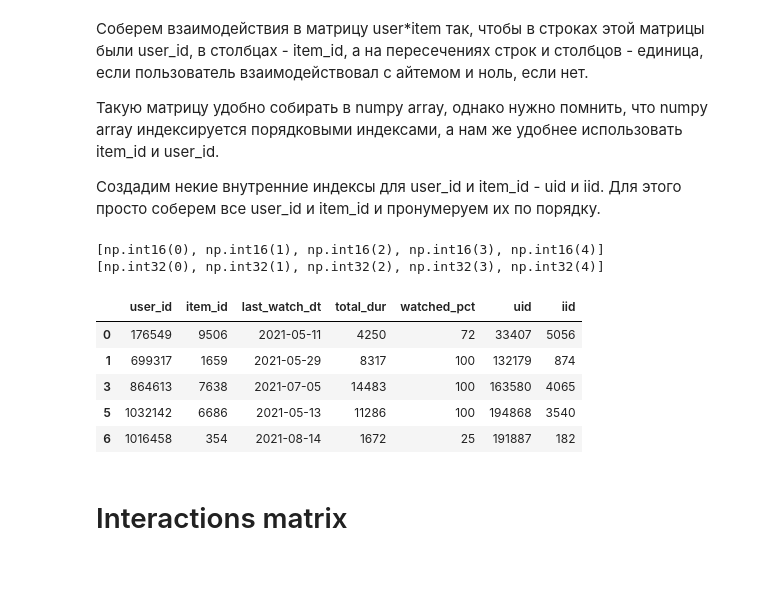
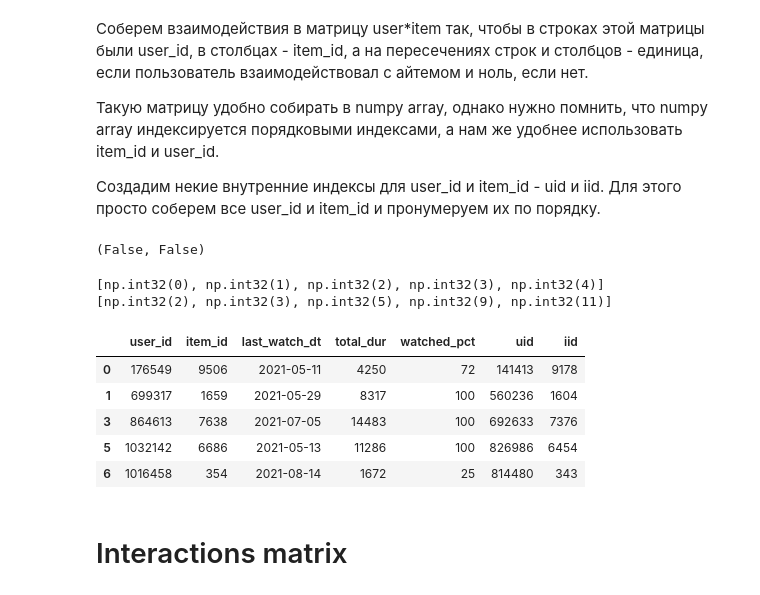
Before and after one commit to nixiieee/reelrecs, a Jupyter notebook: train_dssm.ipynb, the cells around one changed output. Drawn from its saved outputs; the diff is of its cells as text; code cells hidden in the pictures.

```diff
--- a/train_dssm.ipynb
+++ b/train_dssm.ipynb
@@ -186,25 +190,37 @@ N items after: 8823
 Такую матрицу удобно собирать в numpy array, однако нужно помнить, что numpy array индексируется порядковыми индексами, а нам же удобнее использовать item_id и user_id.
 
 Создадим некие внутренние индексы для user_id и item_id - uid и iid. Для этого просто соберем все user_id и item_id и пронумеруем их по порядку.
+# %%
+sorted(list(users_df.user_id.unique())) == sorted(list(range(len(users_df.user_id.unique())))), \
+sorted(list(items_ohe_df.index.unique())) == sorted(list(range(len(items_ohe_df.index.unique()))))
+# %% [output]
+(False, False)
+# %%
+# Step 1: Get unique IDs and create mappings
+unique_user_ids = np.unique(np.concat([interactions_df["user_id"].unique(), users_df['user_id'].unique()]))
+unique_item_ids = np.unique(np.concat([interactions_df["item_id"].unique(), items_df['item_id'].unique()]))
+
+# Create mappings (old ID → new consecutive ID starting from 0)
+user_id_map = {old_id: np.int32(new_id) for new_id, old_id in enumerate(unique_user_ids)}
+user_id_map_to_orig = {np.int32(new_id): old_id for new_id, old_id in enumerate(unique_user_ids)}
+item_id_map = {old_id: np.int32(new_id) for new_id, old_id in enumerate(unique_item_ids)}
+item_id_map_to_orig = {np.int32(new_id): old_id for new_id, old_id in enumerate(unique_item_ids)}
 # %%
-interactions_df["uid"] = interactions_df["user_id"].astype("category")
-interactions_df["uid"] = interactions_df["uid"].cat.codes
-
-interactions_df["iid"] = interactions_df["item_id"].astype("category")
-interactions_df["iid"] = interactions_df["iid"].cat.codes
+interactions_df["uid"] = interactions_df['user_id'].map(user_id_map)
+interactions_df["iid"] = interactions_df["item_id"].map(item_id_map)
 
 print(sorted(interactions_df.iid.unique())[:5])
 print(sorted(interactions_df.uid.unique())[:5])
 interactions_df.head()
 # %% [output]
-[np.int16(0), np.int16(1), np.int16(2), np.int16(3), np.int16(4)]
 [np.int32(0), np.int32(1), np.int32(2), np.int32(3), np.int32(4)]
+[np.int32(2), np.int32(3), np.int32(5), np.int32(9), np.int32(11)]
 |  | user_id | item_id | last_watch_dt | total_dur | watched_pct | uid | iid |
-| 0 | 176549 | 9506 | 2021-05-11 | 4250 | 72 | 33407 | 5056 |
-| 1 | 699317 | 1659 | 2021-05-29 | 8317 | 100 | 132179 | 874 |
-| 3 | 864613 | 7638 | 2021-07-05 | 14483 | 100 | 163580 | 4065 |
-| 5 | 1032142 | 6686 | 2021-05-13 | 11286 | 100 | 194868 | 3540 |
-| 6 | 1016458 | 354 | 2021-08-14 | 1672 | 25 | 191887 | 182 |
+| 0 | 176549 | 9506 | 2021-05-11 | 4250 | 72 | 141413 | 9178 |
+| 1 | 699317 | 1659 | 2021-05-29 | 8317 | 100 | 560236 | 1604 |
+| 3 | 864613 | 7638 | 2021-07-05 | 14483 | 100 | 692633 | 7376 |
+| 5 | 1032142 | 6686 | 2021-05-13 | 11286 | 100 | 826986 | 6454 |
+| 6 | 1016458 | 354 | 2021-08-14 | 1672 | 25 | 814480 | 343 |
 # %% [markdown]
 # Interactions matrix
 # %%
```
Also changed, not shown: parts of 20 cells of this notebook, 3 other files.
